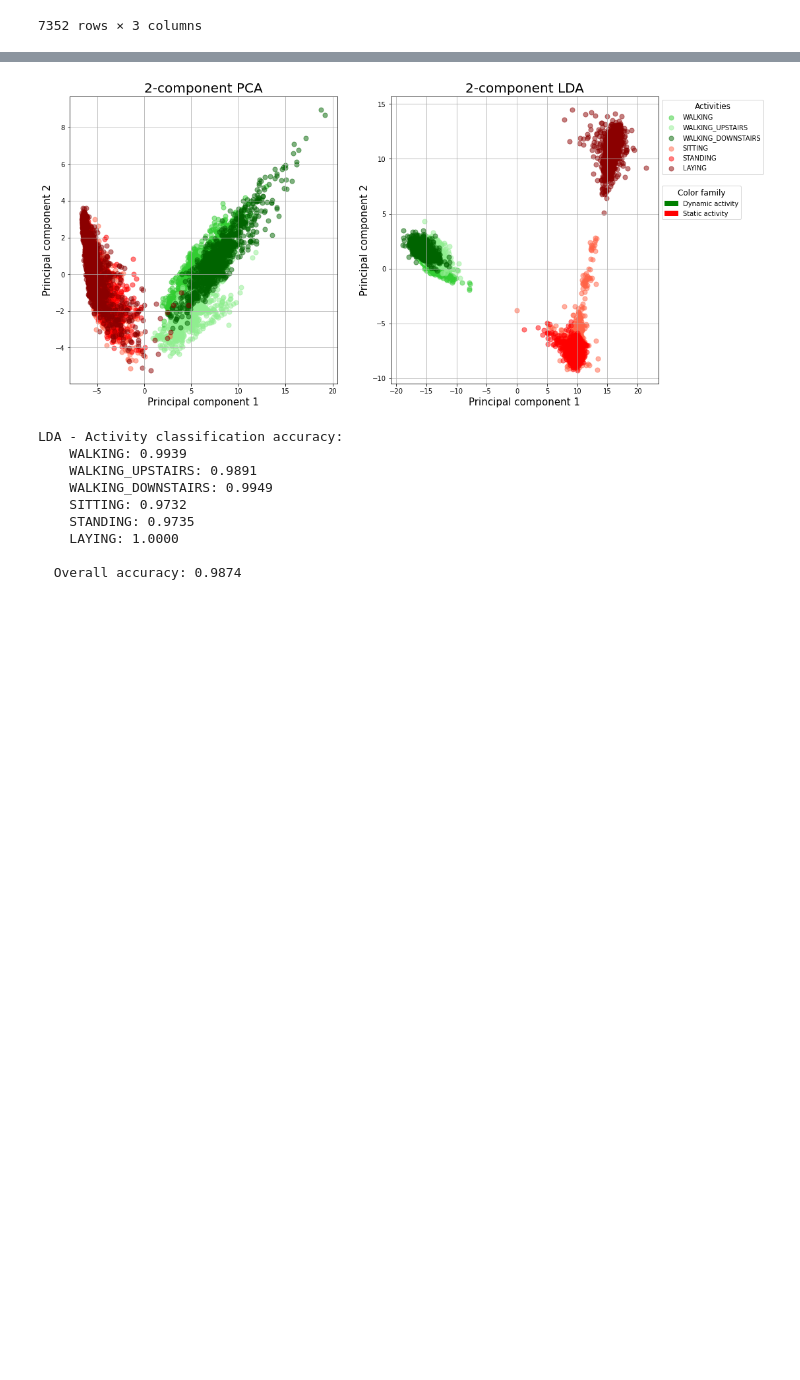
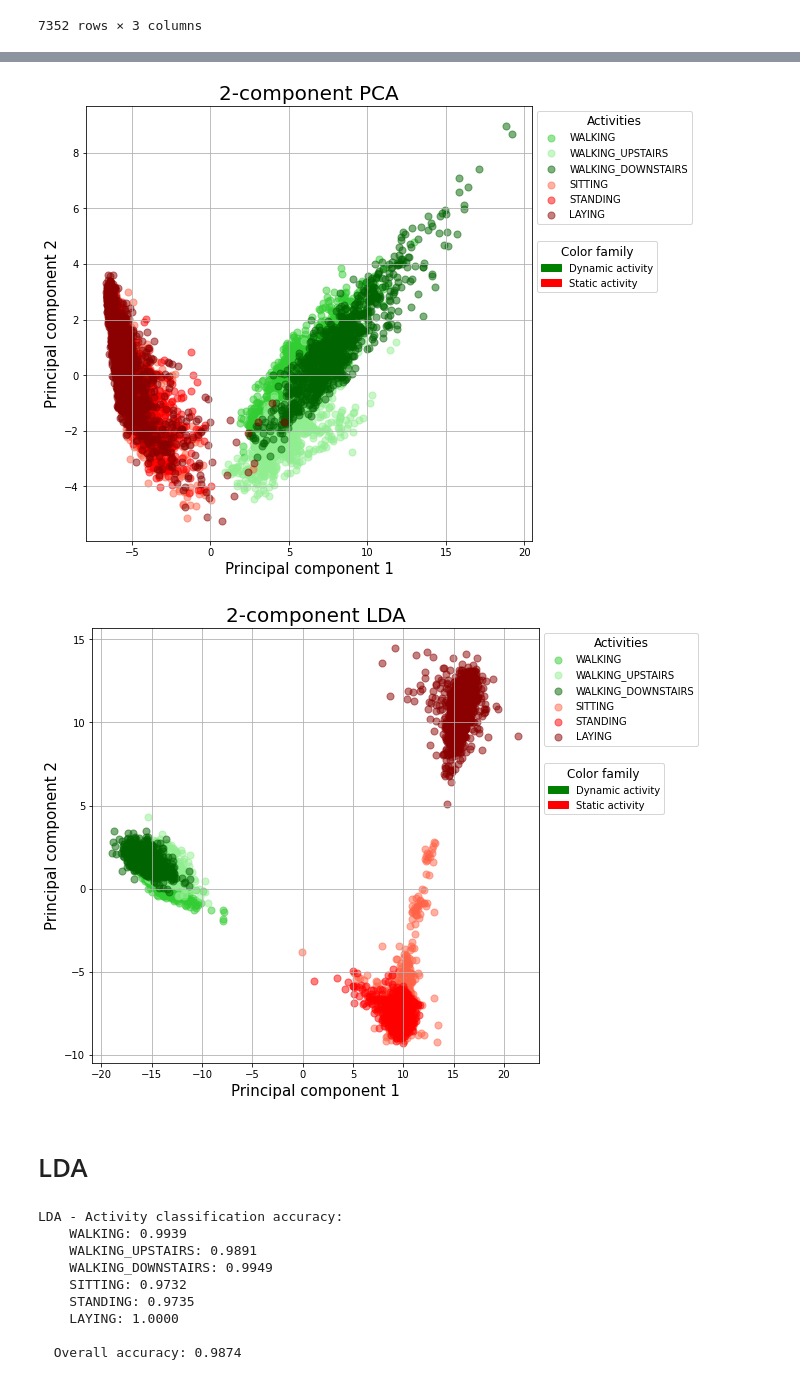
Before and after one commit to jamnicki/big_data, a Jupyter notebook: activities_classification.ipynb, the cells around one changed output, grey strips where cells are left out. Saved outputs shown, nothing was run; the diff lists cells and outputs as text; code cells hidden in the pictures; blank space fills up the shorter version.

```diff
--- a/activities_classification.ipynb
+++ b/activities_classification.ipynb
@@ -30,6 +32,9 @@ ACTIVITY_LABELS = {'1': 'WALKING',
 # %%
 features = np.array(get_features(FEATURES_FILE_PATH))
 
-X_train, y_train = np.array(extract_lines_val(X_TRAIN_FILE_PATH)), np.array(extract_labels(Y_TRAIN_FILE_PATH))
-X_test, y_test = np.array(extract_lines_val(X_TEST_FILE_PATH)), np.array(extract_labels(Y_TEST_FILE_PATH))
+X_train = np.array(extract_lines_val(X_TRAIN_FILE_PATH))
+y_train = np.array(extract_labels(Y_TRAIN_FILE_PATH))
+
+X_test = np.array(extract_lines_val(X_TEST_FILE_PATH))
+y_test = np.array(extract_labels(Y_TEST_FILE_PATH))
 # %%
@@ -78,7 +71,9 @@ False
 # %%
 pca = PCA(n_components=2)
 principal_components = pca.fit_transform(X_train)
-pca_df = pd.DataFrame(data=principal_components, columns=['Principal component 1', 'Principal component 2']); pca_df['Activity'] = y_train
+pca_df = pd.DataFrame(data=principal_components,
+                      columns=['Principal component 1', 'Principal component 2'])
+pca_df['Activity'] = y_train
 pca_df
 # %% [output]
 |  | Principal component 1 | Principal component 2 | Activity |
@@ -97,7 +98,9 @@ pca_df
 # %%
 LDA_model = LDA(n_components=2)
 lda_components = LDA_model.fit_transform(X_train, y_train)
-lda_df = pd.DataFrame(data=lda_components, columns=['Principal component 1', 'Principal component 2']); lda_df['Activity'] = y_train
+lda_df = pd.DataFrame(data=lda_components,
+                      columns=['Principal component 1', 'Principal component 2'])
+lda_df['Activity'] = y_train
 lda_df
 # %% [output]
 |  | Principal component 1 | Principal component 2 | Activity |
@@ -116,11 +125,13 @@ lda_df
 # %%
-fig = plt.figure(figsize = (16, 8))
+fig_pca = plt.figure(figsize=(8, 8))
 
 activities = ACTIVITY_LABELS.keys()
 colors = ['limegreen', 'lightgreen', 'darkgreen', 'tomato', 'red', 'darkred']
+dynamic_color_family = mpatches.Patch(color='green')
+static_color_family = mpatches.Patch(color='red')
 
 
-pca_ax = fig.add_subplot(1, 2, 1)
+pca_ax = fig_pca.add_subplot(1, 1, 1)
 
 pca_ax.set_xlabel('Principal component 1', fontsize = 15)
 pca_ax.set_ylabel('Principal component 2', fontsize = 15)
@@ -128,37 +139,52 @@ pca_ax.set_title('2-component PCA', fontsize = 20)
 
 for activity, color in zip(activities, colors):
     kept_indices = pca_df['Activity'] == activity
     pca_ax.scatter(pca_df.loc[kept_indices, 'Principal component 1'],
                    pca_df.loc[kept_indices, 'Principal component 2'],
                    c = color, s = 50, alpha=0.5)
 
+pca_ax.legend(ACTIVITY_LABELS.values(), title='Activities', title_fontsize='large',
+              loc='upper left', bbox_to_anchor=(1, 1))
+static_dymanic_legend = Legend(pca_ax, title='Color family', title_fontsize='large',
+                               handles=[dynamic_color_family, static_color_family],
+                               labels=['Dynamic activity', 'Static activity'],
+                               loc='upper left', bbox_to_anchor=(1, 0.7))
+pca_ax.add_artist(static_dymanic_legend)
 pca_ax.grid()
 
 
-lda_ax = fig.add_subplot(1, 2, 2)
+fig_lda = plt.figure(figsize=(8, 8))
+
+
+lda_ax = fig_lda.add_subplot(1, 1, 1)
 
 lda_ax.set_xlabel('Principal component 1', fontsize = 15)
 lda_ax.set_ylabel('Principal component 2', fontsize = 15)
 lda_ax.set_title('2-component LDA', fontsize = 20)
 
 for activity, color in zip(activities, colors):
     kept_indices = lda_df['Activity'] == activity
     lda_ax.scatter(lda_df.loc[kept_indices, 'Principal component 1'],
                    lda_df.loc[kept_indices, 'Principal component 2'],
                    c = color, s = 50, alpha=0.5)
 
 lda_ax.legend(ACTIVITY_LABELS.values(), title='Activities', title_fontsize='large',
               loc='upper left', bbox_to_anchor=(1, 1))
-dynamic_color_family = mpatches.Patch(color='green')
-static_color_family = mpatches.Patch(color='red')
 static_dymanic_legend = Legend(lda_ax, title='Color family', title_fontsize='large',
                                handles=[dynamic_color_family, static_color_family],
                                labels=['Dynamic activity', 'Static activity'],
                                loc='upper left', bbox_to_anchor=(1, 0.7))
 lda_ax.add_artist(static_dymanic_legend)
 lda_ax.grid()
+
+
+fig_pca.savefig('pca1.jpg', bbox_inches='tight')
+fig_lda.savefig('lda1.jpg', bbox_inches='tight')
 # %% [output]
-[figure, old version]
+[figure, new version]
+[figure, added]
+# %% [markdown]
+# LDA
 # %%
 lda_predicted = LDA_model.predict(X_test)
 
```
Also changed, not shown: parts of 13 cells of this notebook, 2 other files.
